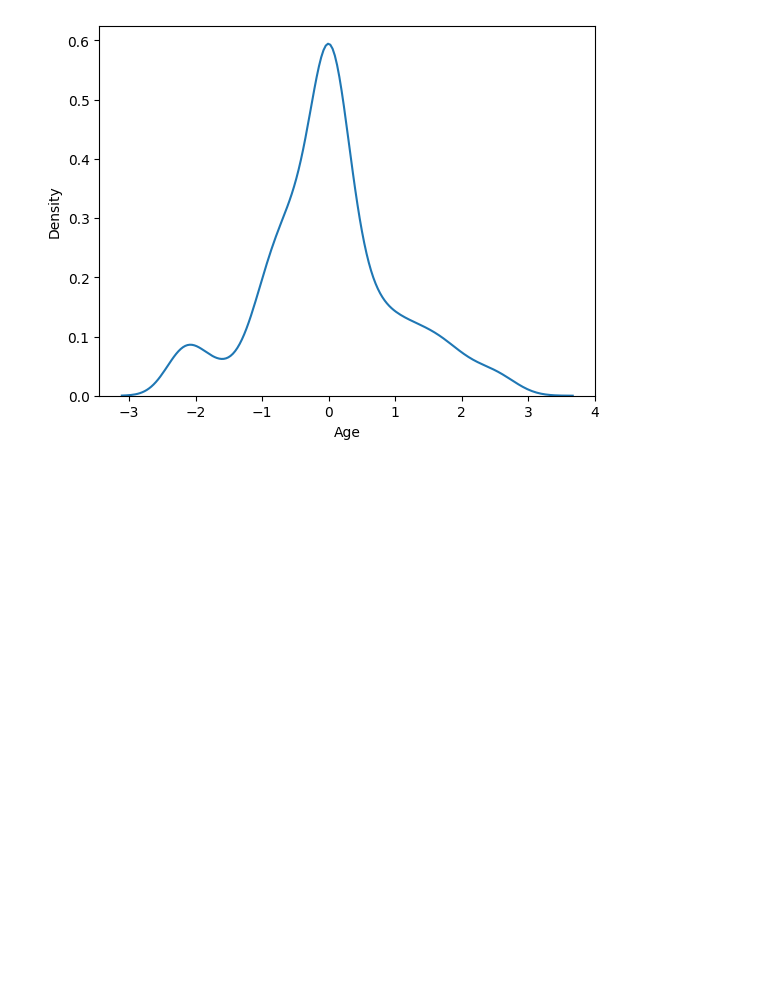
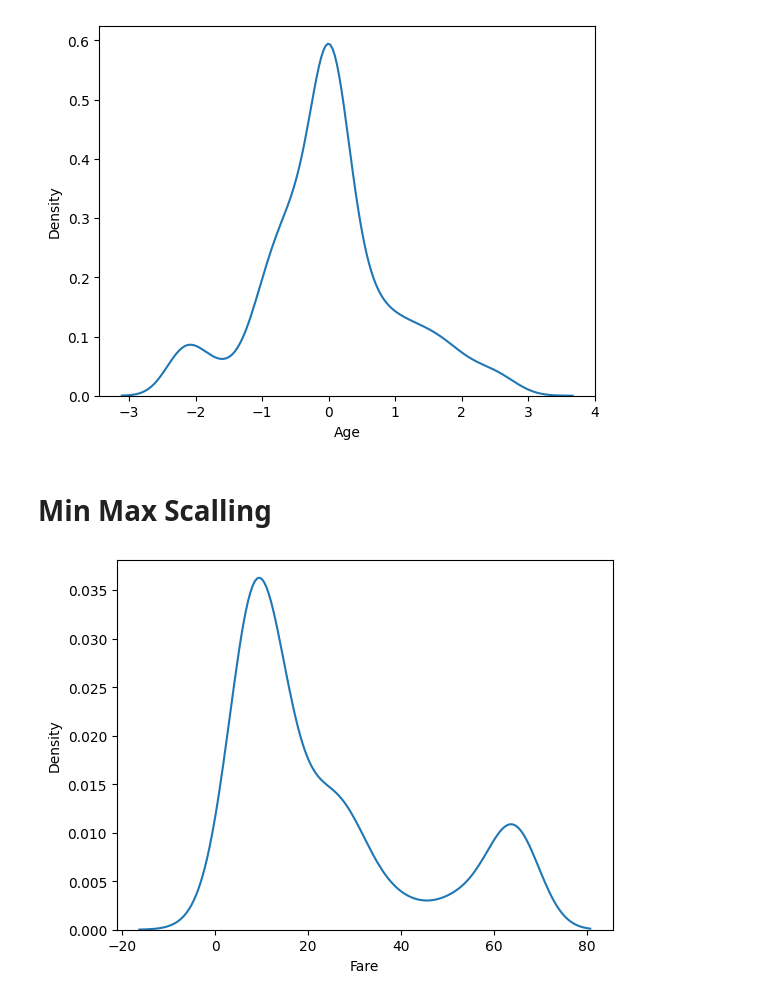
Before and after one commit to Dev-Maidul/Encoding, a Jupyter notebook: Encoding(different_section).ipynb, the cells around one changed output. Saved outputs shown, nothing was run; the diff lists cells and outputs as text; code cells hidden in the pictures; blank space fills up the shorter version.

Commit message:
learn min max scalling

```diff
--- a/Encoding(different_section).ipynb
+++ b/Encoding(different_section).ipynb
@@ -905,3 +905,10 @@ sns.kdeplot(data=X_train,x='Age')
 plt.show()
 # %% [output]
 [figure]
+# %% [markdown]
+# Min Max Scalling
+# %%
+sns.kdeplot(data=X_train,x='Fare')
+plt.show()
+# %% [output]
+[figure, added]
```
Also changed, not shown: parts of 3 cells of this notebook.
